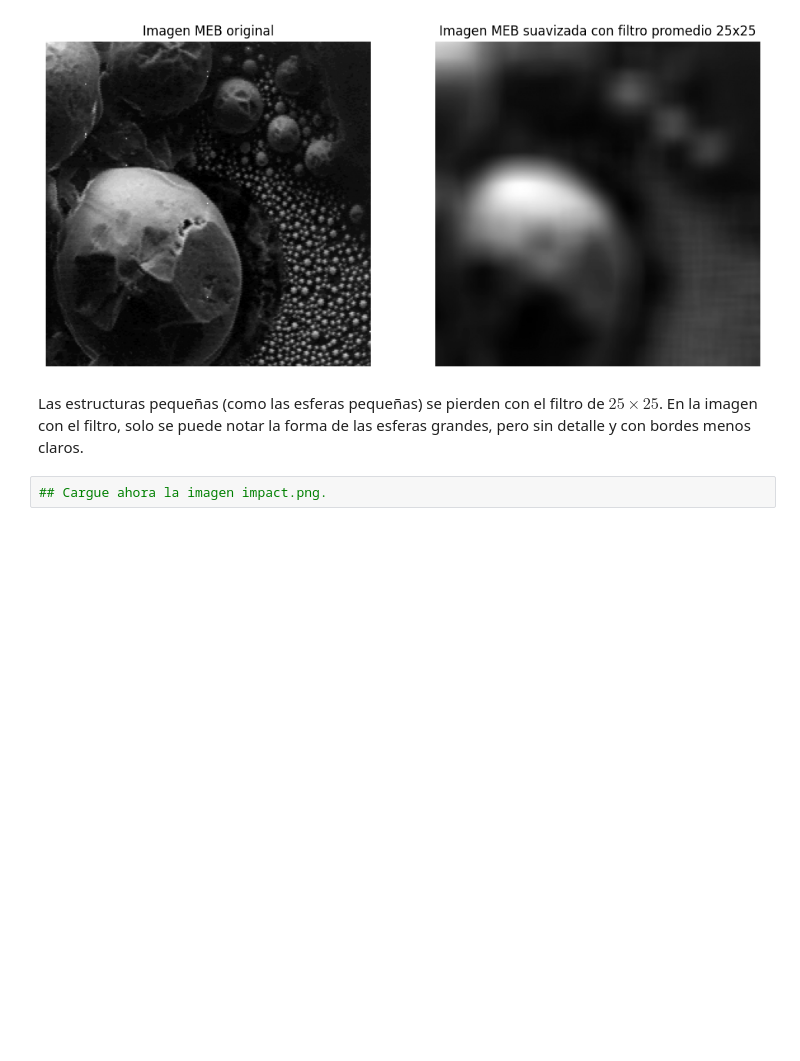
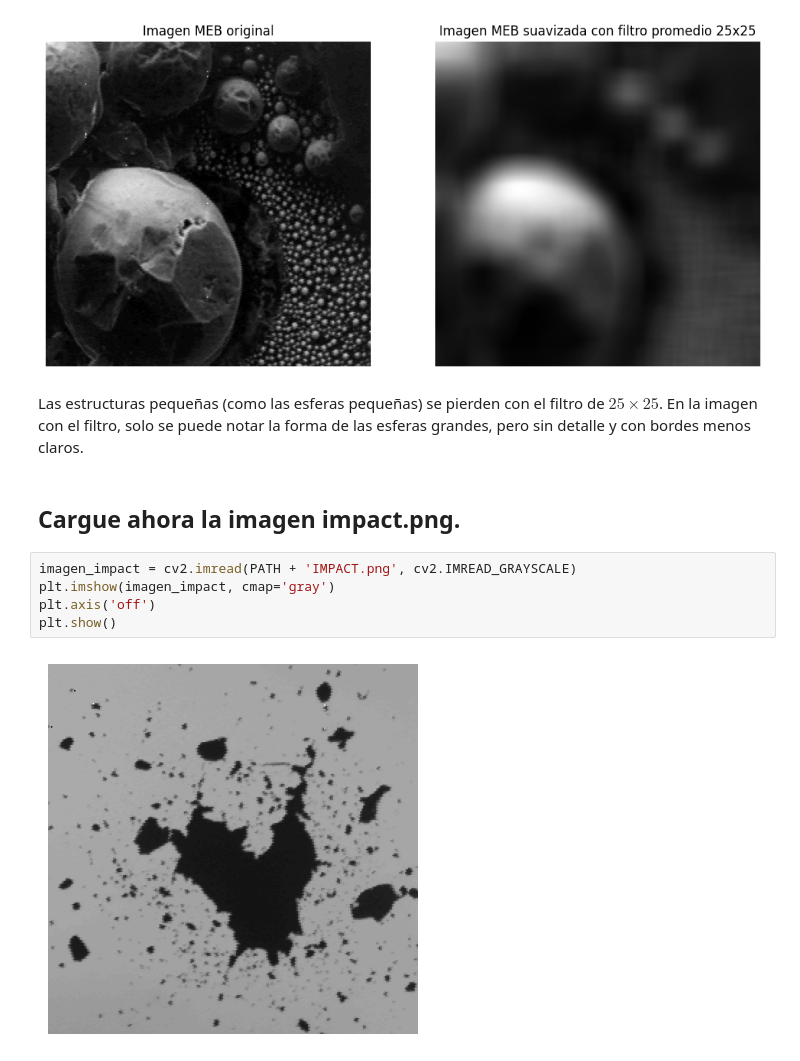
Before and after one commit to santichica/tallleres-cv, a Jupyter notebook: taller5/filtros_lineales_suavizantes.ipynb, the cells around one changed output. Cells and saved outputs as stored; diff of their text form; blank space fills up the shorter version.

```diff
--- a/taller5/filtros_lineales_suavizantes.ipynb
+++ b/taller5/filtros_lineales_suavizantes.ipynb
@@ -164,5 +164,12 @@ plt.show()
 [figure]
 # %% [markdown]
 Las estructuras pequeñas (como las esferas pequeñas) se pierden con el filtro de $25 \times 25$. En la imagen con el filtro, solo se puede notar la forma de las esferas grandes, pero sin detalle y con bordes menos claros.
-# %%
-## Cargue ahora la imagen impact.png.
+# %% [markdown]
+## Cargue ahora la imagen impact.png.
+# %%
+imagen_impact = cv2.imread(PATH + 'IMPACT.png', cv2.IMREAD_GRAYSCALE)
+plt.imshow(imagen_impact, cmap='gray')
+plt.axis('off')
+plt.show()
+# %% [output]
+[figure, added]
```
Also changed, not shown: parts of 11 cells of this notebook.
